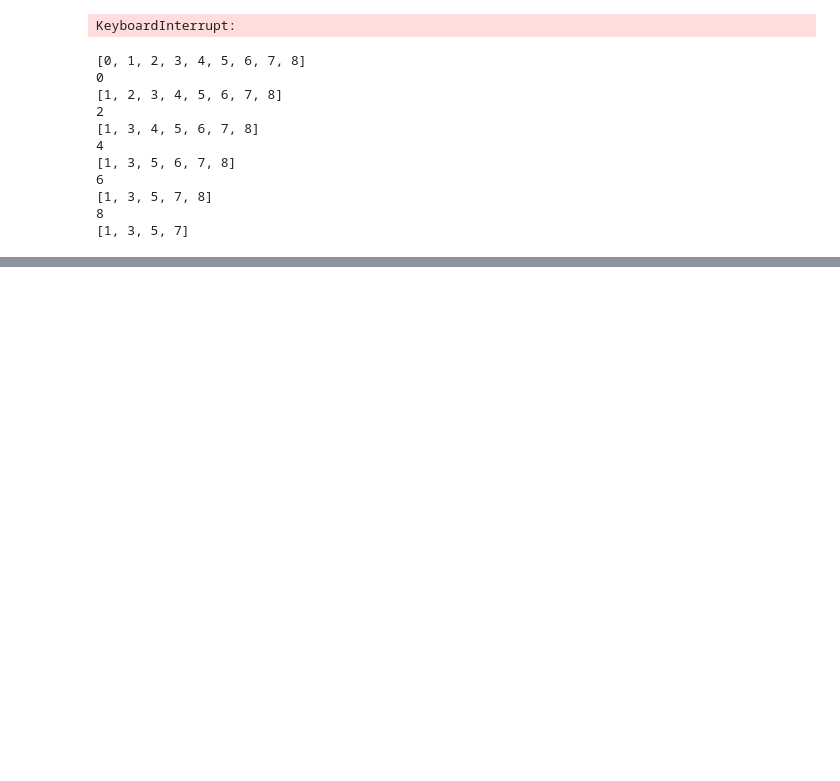
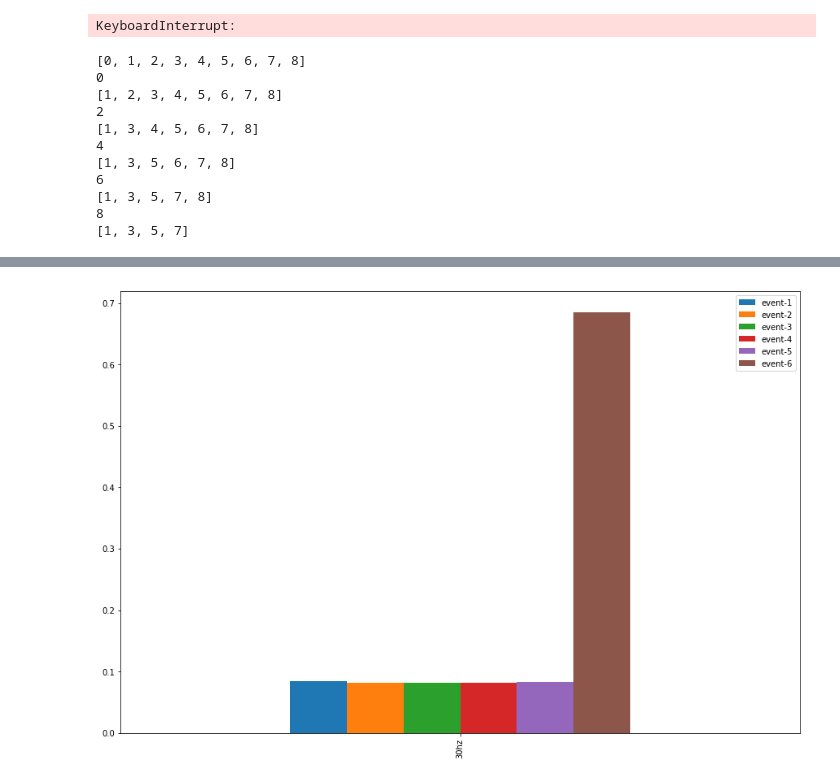
Before and after one commit to rubanraj54/research-and-developement, a Jupyter notebook: neo4jtut/enterprise/workbench.ipynb, the cells around one changed output, grey strips where cells are left out. Saved outputs shown, nothing was run; the diff lists cells and outputs as text; code cells hidden in the pictures; blank space fills up the shorter version.

```diff
--- a/neo4jtut/enterprise/workbench.ipynb
+++ b/neo4jtut/enterprise/workbench.ipynb
@@ -408,0 +497,38 @@ for ids in range(0,9):
+# %%
+import numpy as np
+import pandas as pd
+import matplotlib.pyplot as plt
+%matplotlib inline
+with open("/home/ruby/Desktop/logs/neo4j/executionlogs1/read/120.0HZ/read_2017-11-22 15:46:12_120.0_hz") as fp:
+    lines = fp.readlines()
+event_one = np.zeros((1,0))
+event_two = np.zeros((1,0))
+event_three = np.zeros((1,0))
+event_four = np.zeros((1,0))
+event_five = np.zeros((1,0))
+event_six = np.zeros((1,0))
+for line in lines:
+    if "Robot_id" in line:
+        splitted_line = line.split(" ")
+        if splitted_line[6] is '1':
+            event_one = np.hstack([event_one,[[float(splitted_line[7])]]])
+        elif splitted_line[6] is '2':
+            event_two = np.hstack([event_two,[[float(splitted_line[7])]]])
+        elif splitted_line[6] is '3':
+            event_three = np.hstack([event_three,[[float(splitted_line[7])]]])
+        elif splitted_line[6] is '4':
+            event_four = np.hstack([event_four,[[float(splitted_line[7])]]])
+        elif splitted_line[6] is '5':
+            event_five = np.hstack([event_five,[[float(splitted_line[7])]]])
+        elif splitted_line[6] is '6':
+            event_six = np.hstack([event_six,[[float(splitted_line[7])]]])
+avgs = np.array([[np.average(event_one),np.average(event_two),np.average(event_three),
+               np.average(event_four),np.average(event_five),np.average(event_six)]])
+
+df2 = pd.DataFrame(avgs, columns=['event-1', 'event-2', 'event-3', 'event-4','event-5','event-6'],index=['30hz'])
+
+ax = df2.plot(kind='bar',figsize=(15,10));
+for p in ax.patches:
+    ax.annotate(str(p.get_height()), xy=(p.get_x(), p.get_height()))
+# %% [output]
+[figure, added]
```
Also changed, not shown: parts of 4 cells of this notebook, 6 other files.
